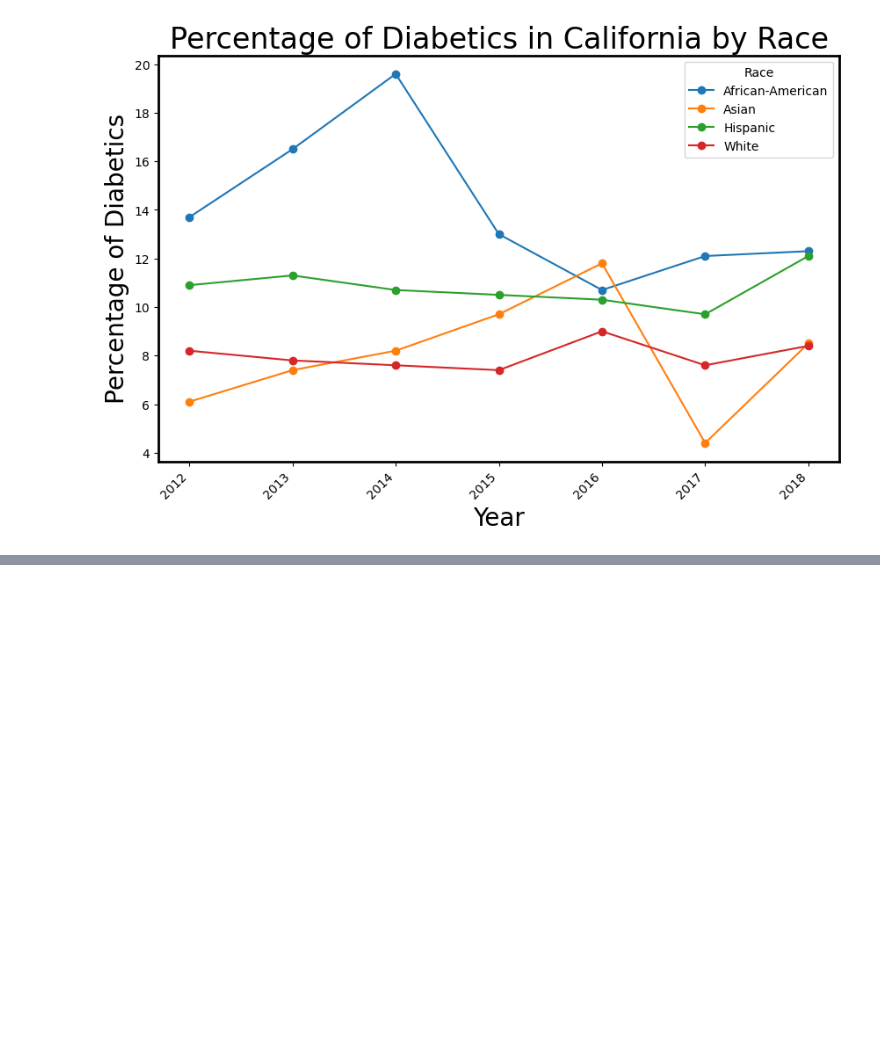
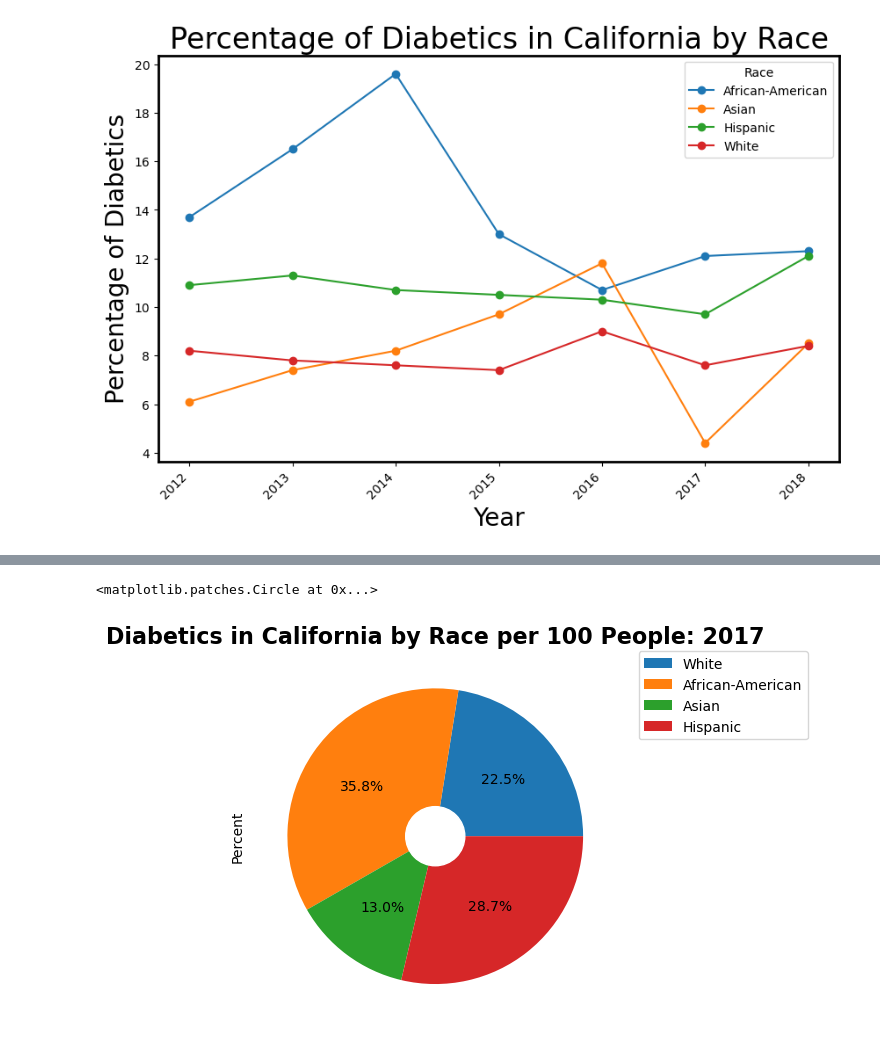
Before and after one commit to isabelmwork/Project1_Diabetes, a Jupyter notebook: California DM Trend.ipynb, the cells around one changed output, grey strips where cells are left out. Cells and saved outputs as stored; diff of their text form; code cells hidden in the pictures; blank space fills up the shorter version.

```diff
--- a/California DM Trend.ipynb
+++ b/California DM Trend.ipynb
@@ -244,0 +272,9 @@ plt.show()
+# %%
+Race_DF_2017 = Race_DF.loc[Race_DF["Year"] == 2017]
+ax = Race_DF_2017.plot(x = "Race", y = "Percent", kind = "pie", legend = True, autopct = '%1.1f%%', labels= None)
+ax.set_title("Diabetics in California by Race per 100 People: 2017", fontsize=16, fontweight='bold')
+plt.legend(Race_DF_2017["Race"], bbox_to_anchor=(1.05, 1), loc='upper left', borderaxespad=0)
+plt.gca().add_artist(plt.Circle((0, 0), 0.2, color='White'))
+# %% [output]
+<matplotlib.patches.Circle at 0x...>
+[figure, added]
```
Also changed, not shown: parts of 4 cells of this notebook.
